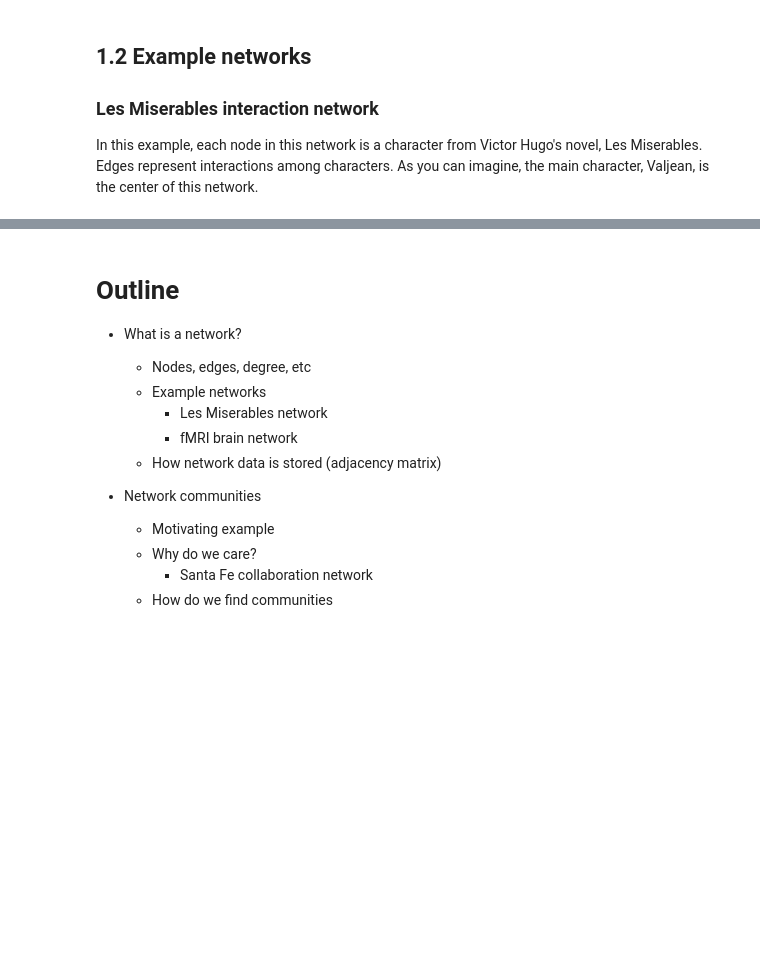
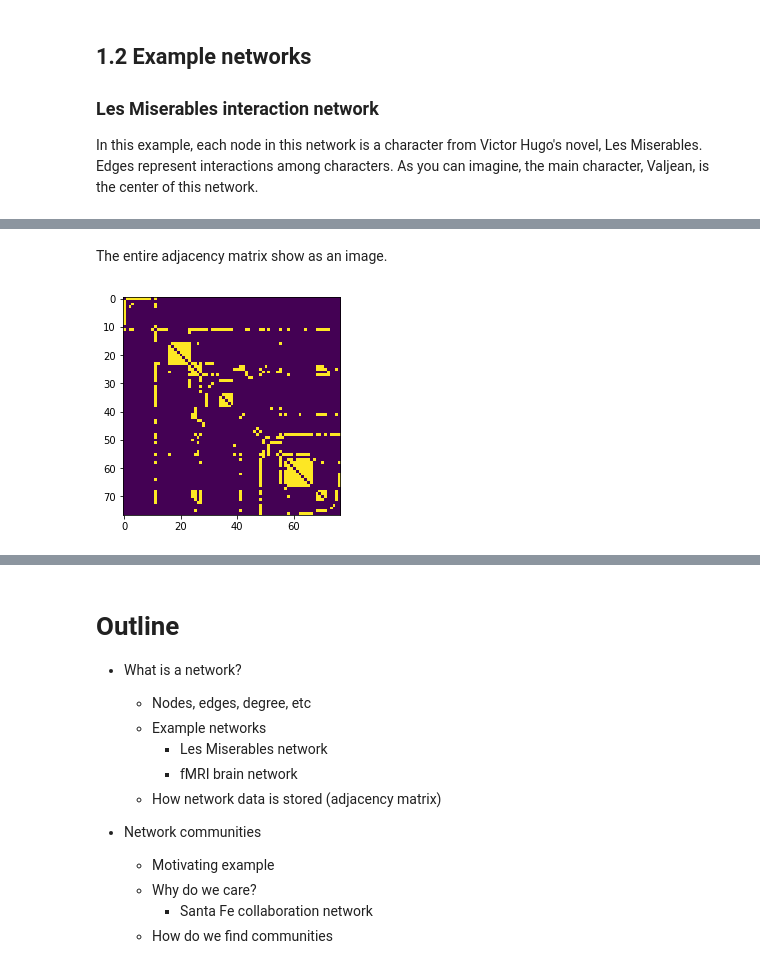
Before and after one commit to sathayas/NetworkTalks, a Jupyter notebook: NetworkCommunities.ipynb, the cells around one changed output, grey strips where cells are left out. Saved outputs shown, nothing was run; the diff lists cells and outputs as text; code cells hidden in the pictures; blank space fills up the shorter version.

```diff
--- a/NetworkCommunities.ipynb
+++ b/NetworkCommunities.ipynb
@@ -63,0 +71,5 @@ plt.show()
+# %%
+A = nx.adjacency_matrix(G)
+NetworkData = pd.DataFrame(A.todense(), columns=G.nodes())
+NetworkData['Nodes'] = G.nodes()
+NetworkData.set_index('Nodes', inplace=True)
@@ -63,0 +93,7 @@ plt.show()
+# %% [markdown]
+The entire adjacency matrix show as an image.
+# %%
+plt.imshow(A.todense())
+plt.show()
+# %% [output]
+[figure, added]
```
Also changed, not shown: parts of 8 cells of this notebook.
